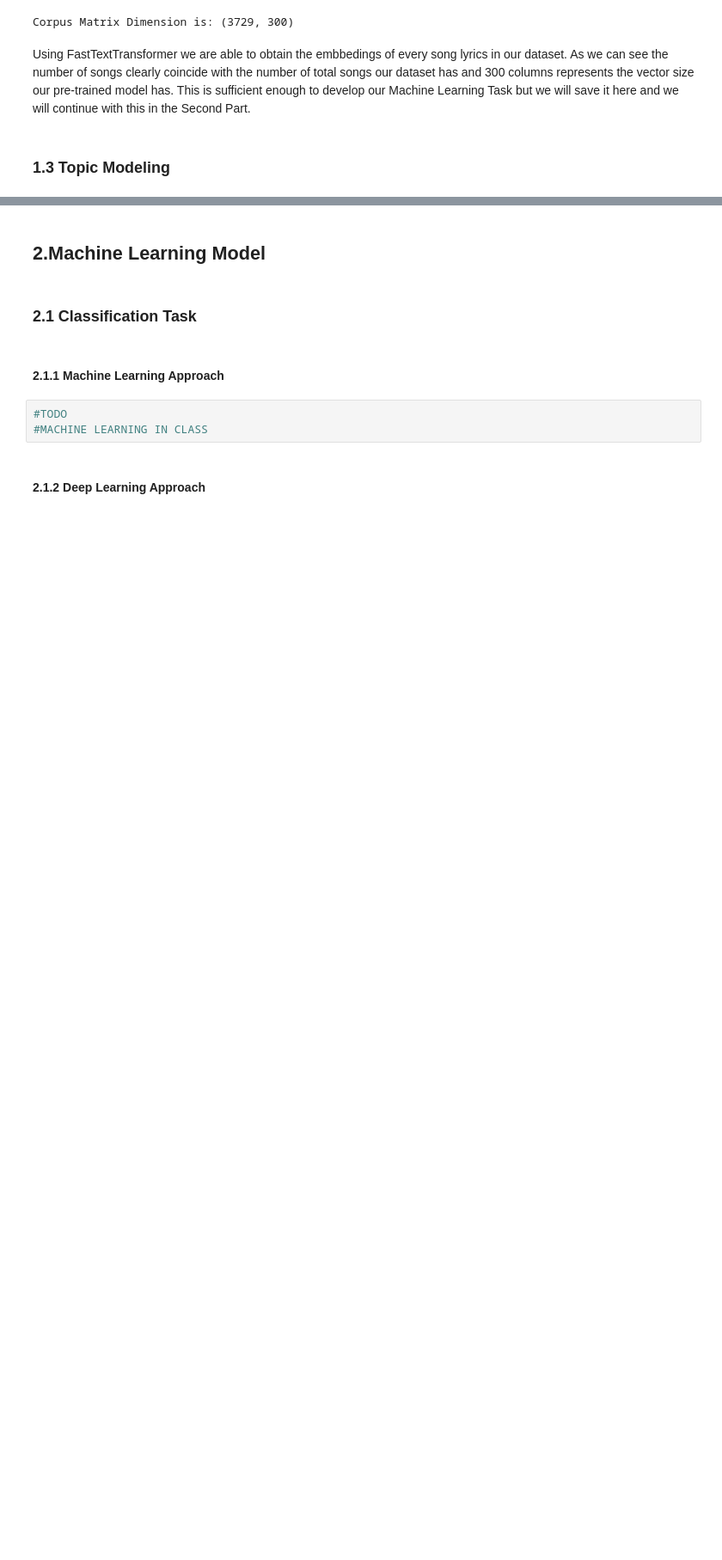
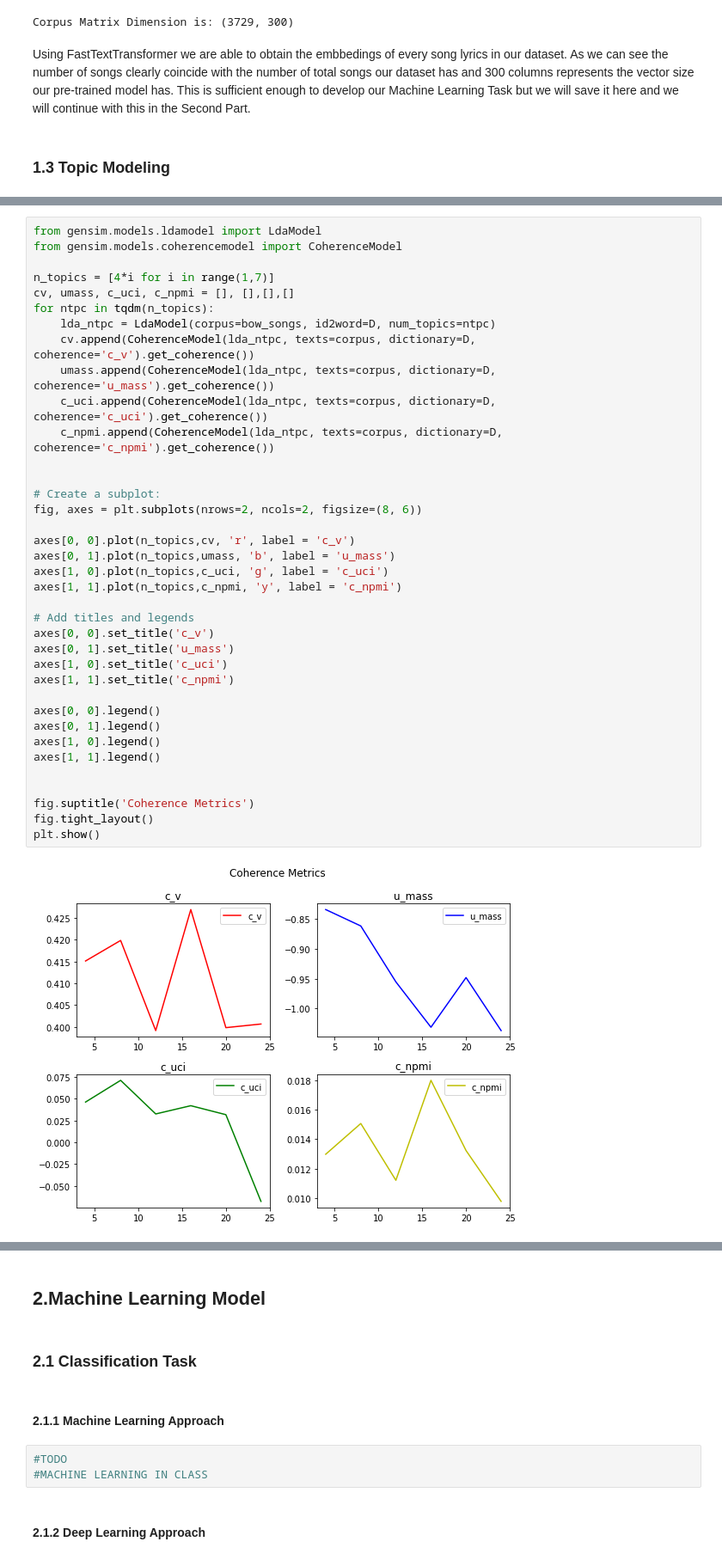
Before and after one commit to MigueXl/Musical_Genre_Classification, a Jupyter notebook: FInal_Project_Notebook.ipynb, the cells around one changed output, grey strips where cells are left out. Shown at 86% size. Cells and saved outputs as stored; diff of their text form; blank space fills up the shorter version.

Commit message:
Topic Modeling Finished

```diff
--- a/FInal_Project_Notebook.ipynb
+++ b/FInal_Project_Notebook.ipynb
@@ -393,0 +399,39 @@ Using FastTextTransformer we are able to obtain the embbedings of every song lyr
+# %%
+from gensim.models.ldamodel import LdaModel
+from gensim.models.coherencemodel import CoherenceModel
+
+n_topics = [4*i for i in range(1,7)]
+cv, umass, c_uci, c_npmi = [], [],[],[]
+for ntpc in tqdm(n_topics):
+    lda_ntpc = LdaModel(corpus=bow_songs, id2word=D, num_topics=ntpc)
+    cv.append(CoherenceModel(lda_ntpc, texts=corpus, dictionary=D, coherence='c_v').get_coherence())
+    umass.append(CoherenceModel(lda_ntpc, texts=corpus, dictionary=D, coherence='u_mass').get_coherence())
+    c_uci.append(CoherenceModel(lda_ntpc, texts=corpus, dictionary=D, coherence='c_uci').get_coherence())
+    c_npmi.append(CoherenceModel(lda_ntpc, texts=corpus, dictionary=D, coherence='c_npmi').get_coherence())
+
+
+# Create a subplot:
+fig, axes = plt.subplots(nrows=2, ncols=2, figsize=(8, 6))
+
+axes[0, 0].plot(n_topics,cv, 'r', label = 'c_v')
+axes[0, 1].plot(n_topics,umass, 'b', label = 'u_mass')
+axes[1, 0].plot(n_topics,c_uci, 'g', label = 'c_uci')
+axes[1, 1].plot(n_topics,c_npmi, 'y', label = 'c_npmi')
+
+# Add titles and legends
+axes[0, 0].set_title('c_v')
+axes[0, 1].set_title('u_mass')
+axes[1, 0].set_title('c_uci')
+axes[1, 1].set_title('c_npmi')
+
+axes[0, 0].legend()
+axes[0, 1].legend()
+axes[1, 0].legend()
+axes[1, 1].legend()
+
+
+fig.suptitle('Coherence Metrics')
+fig.tight_layout()
+plt.show()
+# %% [output]
+[figure, added]
```
Also changed, not shown: parts of 21 cells of this notebook.
